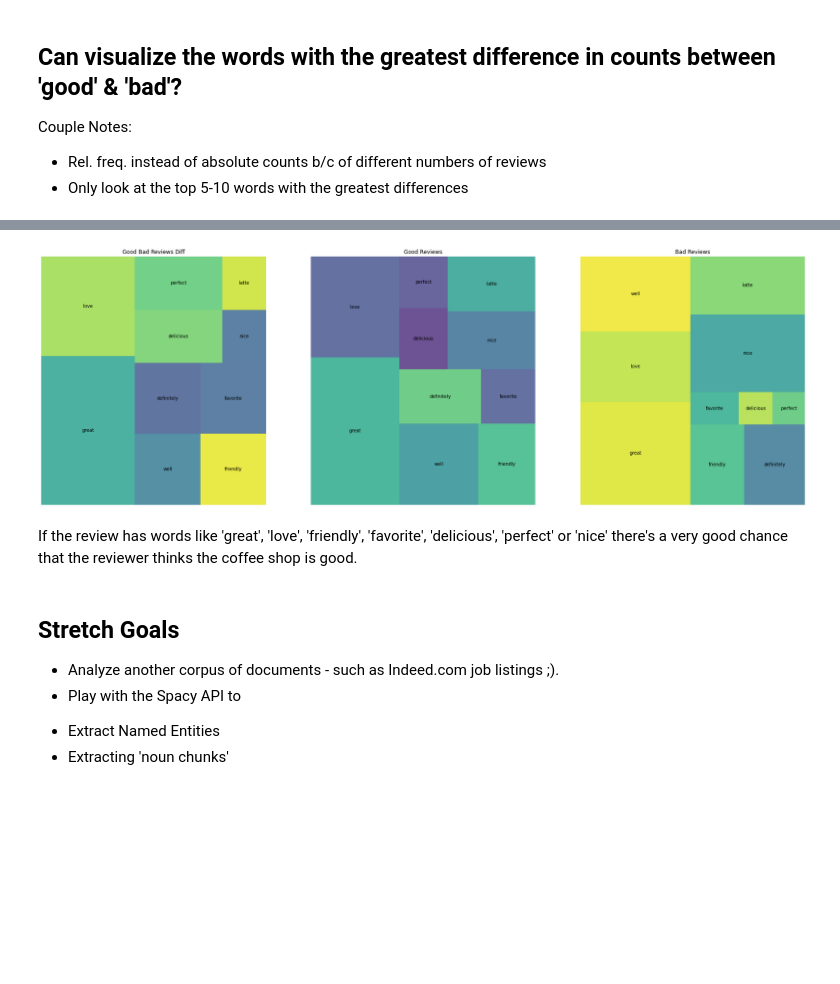
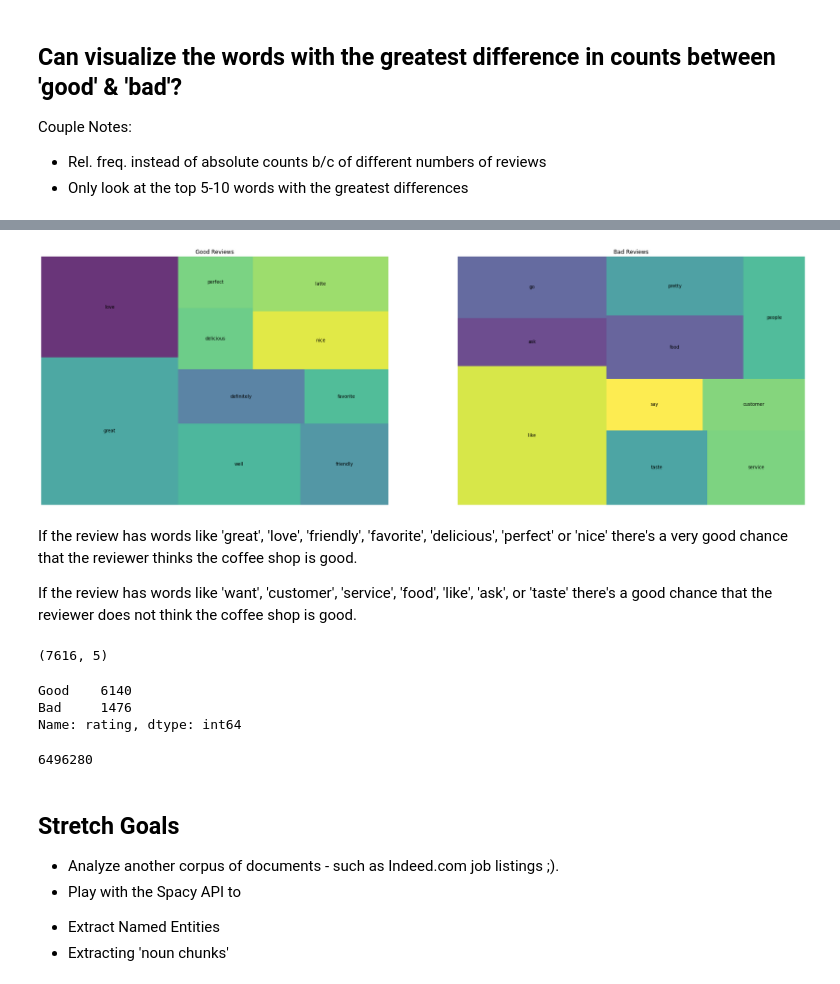
Before and after one commit to nsriniva/DS-Unit-4-Sprint-1-NLP, a Jupyter notebook: module1-text-data/LS_DS_411_Text_Data_Assignment.ipynb, the cells around one changed output, grey strips where cells are left out. Saved outputs shown, nothing was run; the diff lists cells and outputs as text; code cells hidden in the pictures; blank space fills up the shorter version.

```diff
--- a/module1-text-data/LS_DS_411_Text_Data_Assignment.ipynb
+++ b/module1-text-data/LS_DS_411_Text_Data_Assignment.ipynb
@@ -76,13 +76,13 @@ nlp = sp_load('en_core_web_lg', disable=['parser', 'tagger'])
 
 tokenizer = Tokenizer(nlp.vocab)
 
-STOP_WORDS = ['coffee', 'place', '1', 'check-in', ' ', "it's", 'come', "i'm", 'get','try', 'drink', "i've", 'order','shop','work','little', "don't", 'time','ice']
+STOP_WORDS = ['coffee', 'place', '1', 'check-in', ' ', "it's", 'come', "i'm", 'get','try', 'drink', "i've", 'order','shop','work','little', "don't", 'time','ice', "didn't", "wasn't"]
 
 def tokenize(x):
 
     tokens_ = tokenizer(x)
 
-    tokens = [token.lemma_ for token in tokens_ if (token.is_stop == False and token.is_punct == False and token.pos_ != 'PRON' and not (token.lemma_ in STOP_WORDS) )]
+    tokens = [token.lemma_ for token in tokens_ if (token.is_stop == False and token.is_punct == False and token.pos_ != 'PRON' and token.lemma_ not in STOP_WORDS )]
 
     return tokens
 
@@ -323,8 +323,13 @@ dtype: int64
 good_bad_wc['freq_diff'] = (good_bad_wc.pct_total_good - good_bad_wc.pct_total_bad).apply(lambda x: round(x,3))
 
  # rank the freq diffs
-good_bad_wc['diff_rank'] = good_bad_wc['freq_diff'].rank(method='first', ascending=False)
-good_bad_wc.sort_values(by='diff_rank', inplace=True)
-display(good_bad_wc.head(10))
+good_bad_wc['gb_diff_rank'] = good_bad_wc['freq_diff'].rank(method='first', ascending=False)
+good_bad_wc['bg_diff_rank'] = good_bad_wc['freq_diff'].rank(method='first')
+
+good_diff_wc = good_bad_wc.sort_values(by='gb_diff_rank')
+bad_diff_wc = good_bad_wc.sort_values(by='bg_diff_rank')
+
+display(good_diff_wc.head(10))
+display(bad_diff_wc.head(10))
 # %% [output]
 |  | word | appears_in_good | count_good | rank_good | pct_total_good | cul_pct_total_good | ... |
@@ -357,0 +357,8 @@ good_bad_wc_top
+# %%
+good_diff_wc_top = good_diff_wc[good_diff_wc.gb_diff_rank <= 10]
+display(good_diff_wc_top.shape)
+display(good_diff_wc_top)
+
+bad_diff_wc_top = bad_diff_wc[bad_diff_wc.bg_diff_rank <= 10]
+display(bad_diff_wc_top.shape)
+display(bad_diff_wc_top)
@@ -358,24 +390,59 @@ good_bad_wc_top
 # %%
 
-fig, axes = plt.subplots(1, 3, figsize=(30, 10))
+fig, axes = plt.subplots(1, 2, figsize=(30, 10))
 
-axes[0].set_title('Good Bad Reviews Diff')
-squarify.plot(sizes=good_bad_wc_top['freq_diff'], label=good_bad_wc_top['word'], alpha=.8, ax=axes[0])
+
+axes[0].set_title('Good Reviews')
+squarify.plot(sizes=good_diff_wc_top['pct_total_good'], label=good_diff_wc_top['word'], alpha=.8, ax=axes[0])
 axes[0].axis('off')
 
-axes[1].set_title('Good Reviews')
-squarify.plot(sizes=good_bad_wc_top['pct_total_good'], label=good_bad_wc_top['word'], alpha=.8, ax=axes[1])
+axes[1].set_title('Bad Reviews')
+squarify.plot(sizes=bad_diff_wc_top['pct_total_bad'], label=bad_diff_wc_top['word'], alpha=.8, ax=axes[1])
 axes[1].axis('off')
 
-axes[2].set_title('Bad Reviews')
-squarify.plot(sizes=good_bad_wc_top['pct_total_bad'], label=good_bad_wc_top['word'], alpha=.8, ax=axes[2])
-axes[2].axis('off')
-
 plt.show()
 # %% [output]
-[figure, old version]
+[figure, new version]
 # %% [markdown]
 If the review has words like 'great', 'love', 'friendly', 'favorite', 'delicious', 'perfect' or 'nice' there's a very good chance that the reviewer thinks the coffee shop is good.
+
+If the review has words like 'want', 'customer', 'service', 'food', 'like', 'ask', or 'taste' there's a good chance that the reviewer does not think the coffee shop is good.
+# %%
+# Create a copy and add column with product tags
+subset_shops = shops.copy()
+subset_shops.loc[subset_shops.star_rating <= 3, 'rating'] = 'Bad'
+subset_shops.loc[subset_shops.star_rating >= 4, 'rating'] = 'Good'
+
+
+# Confirm shape and distribution of reviews
+print(subset_shops.shape)
+subset_shops['rating'].value_counts()
+# %% [output]
+(7616, 5)
+Good    6140
+Bad     1476
+Name: rating, dtype: int64
+# %%
+import scattertext as st
+
+nlp = sp_load('en_core_web_lg')
+
+corpus = st.CorpusFromPandas(subset_shops,
+                             category_col='rating',
+                             text_col='full_review_text',
+                             nlp=nlp).build()
+
+html = st.produce_scattertext_explorer(
+    corpus,
+    category='Good',
+    category_name='Good Rating',
+    not_category_name='Bad Rating',
+    width_in_pixels=1000,
+    metadata=subset_shops['star_rating'])
+
+open('./coffee_shop_reviews.html', 'w').write(html)
+# %% [output]
+6496280
 # %% [markdown]
 ## Stretch Goals
 
```
Also changed, not shown: parts of 11 cells of this notebook, 3 other files.
